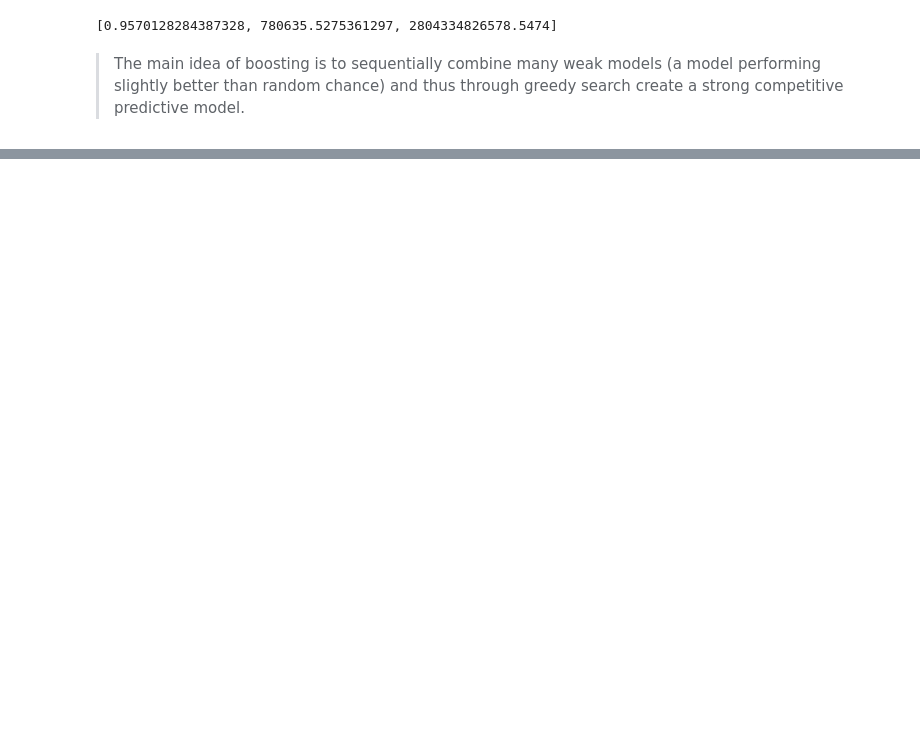
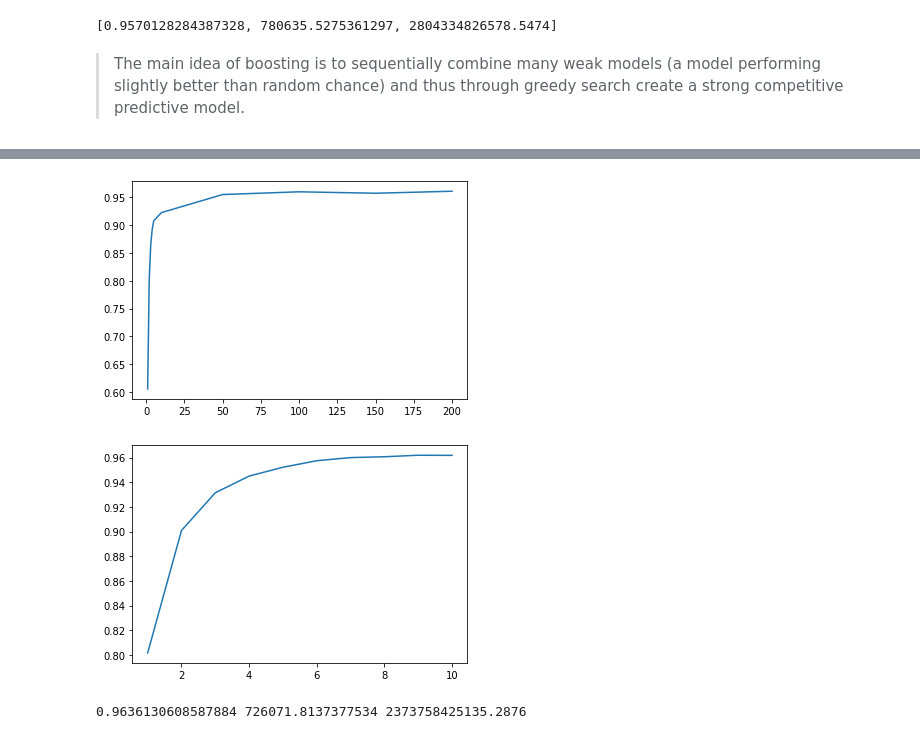
Before and after one commit to khandosaly/KolesaPrediction, a Jupyter notebook: notebook.ipynb, the cells around one changed output, grey strips where cells are left out. Saved outputs shown, nothing was run; the diff lists cells and outputs as text; code cells hidden in the pictures; blank space fills up the shorter version.

```diff
--- a/notebook.ipynb
+++ b/notebook.ipynb
@@ -326,7 +328,7 @@ print([x for x in model_metrics['XGBRegressor']])
 # %% [markdown]
 >The main idea of boosting is to sequentially combine many weak models (a model performing slightly better than random chance) and thus through greedy search create a strong competitive predictive model.
 # %%
-model = CatBoostRegressor()
+model = CatBoostRegressor(silent=True)
 model.fit(X_train,y_train)
 pred = model.predict(X_test)
 
@@ -366,2 +368,37 @@ LGBMRegressor [0.9489350094239876, 866890.9777756706, 3331303881836.407]
 XGBRegressor [0.9570128284387328, 780635.5275361297, 2804334826578.5474]
 CatBoostRegressor [0.9574641759382865, 790164.7988022688, 2774890472230.102]
+# %%
+from matplotlib import pyplot as plt
+#
+iter_scores = {}
+for iter in [1,2,3,4,5,10,50,100,150, 200]:
+      model = CatBoostRegressor(silent=True, iterations=iter, depth=10)
+      model.fit(X_train,y_train)
+      pred = model.predict(X_test)
+      iter_scores[iter] = r2_score(y_test, pred)
+plt.plot(iter_scores.keys(), iter_scores.values())
+plt.show()
+
+depth_scores = {}
+for dep in [1,2,3,4,5,6,7,8,9,10]:
+      model = CatBoostRegressor(silent=True, depth=dep)
+      model.fit(X_train,y_train)
+      pred = model.predict(X_test)
+      depth_scores[dep] = r2_score(y_test, pred)
+plt.plot(depth_scores.keys(), depth_scores.values())
+plt.show()
+# %% [output]
+[figure, added]
+[figure, added]
+# %%
+model = CatBoostRegressor(iterations=5000, depth=10, silent=True)
+model.fit(X_train,y_train)
+pred = model.predict(X_test)
+
+print(
+      r2_score(y_test, pred),
+      mean_absolute_error(y_test,pred),
+      mean_squared_error(y_test,pred)
+)
+# %% [output]
+0.9636130608587884 726071.8137377534 2373758425135.2876
```
Also changed, not shown: parts of 5 cells of this notebook.
